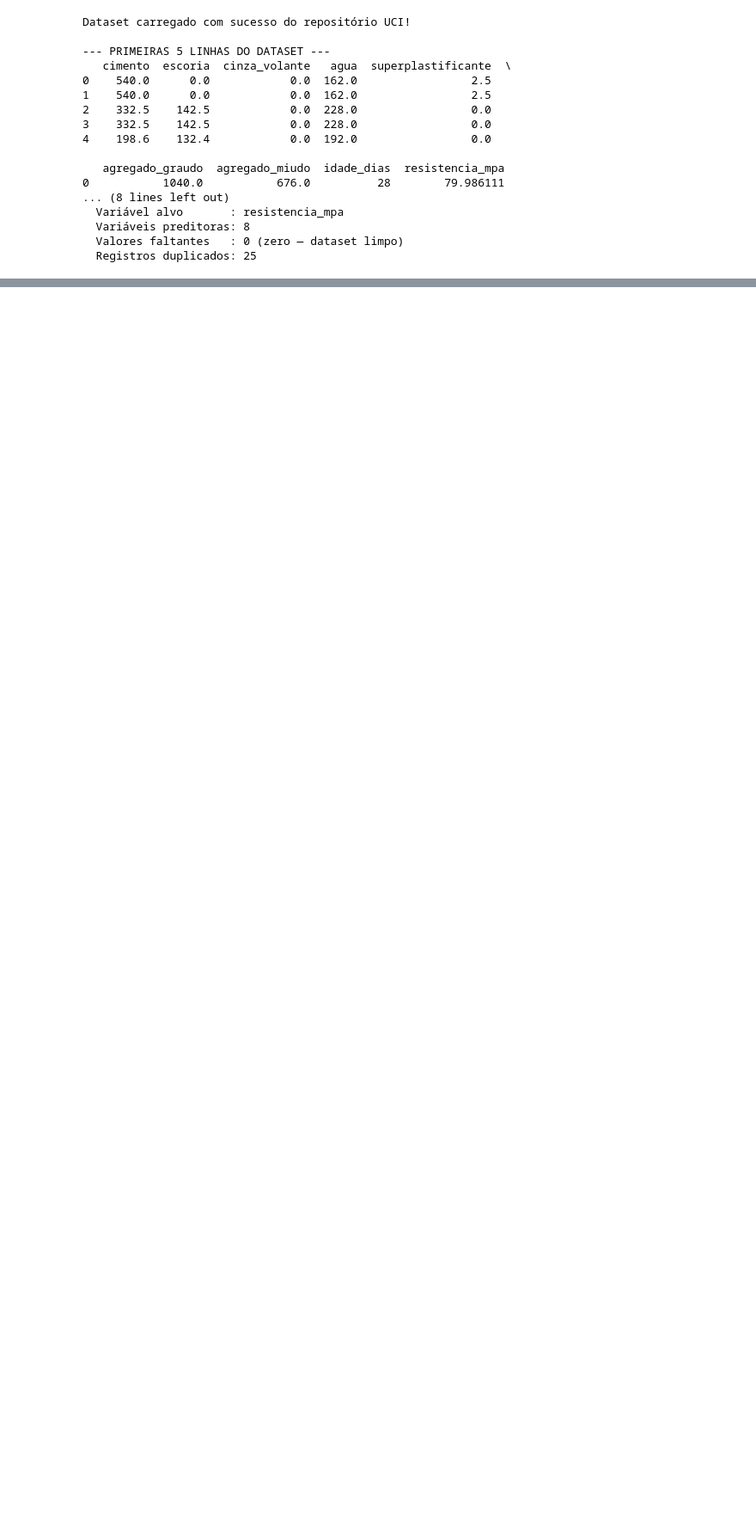
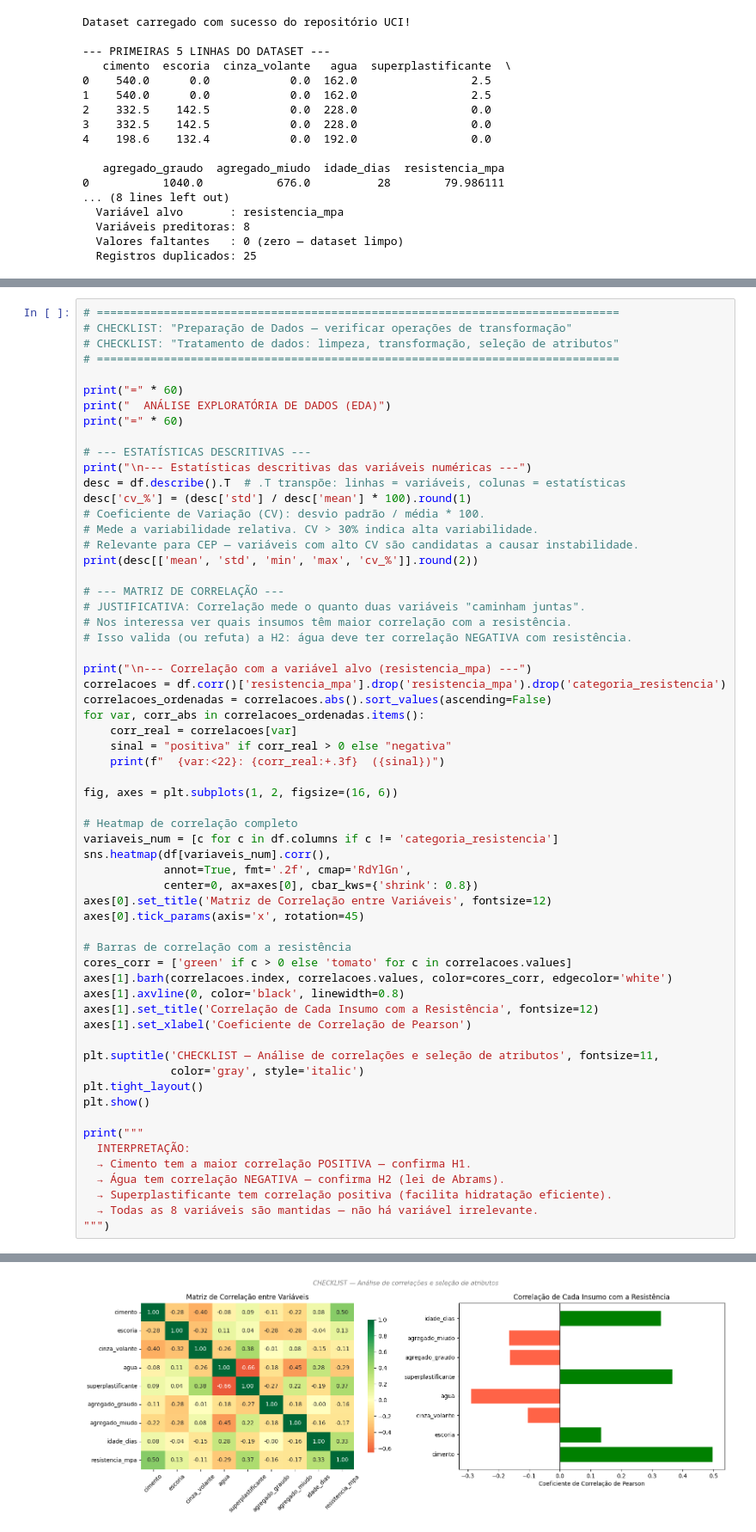
Before and after one commit to larissaorsomarso/mvp-cep-concreto, a Jupyter notebook: MVP_CEP_Concreto.ipynb, the cells around one changed output, grey strips where cells are left out. Shown at 86% size. Saved outputs shown, nothing was run; the diff lists cells and outputs as text; blank space fills up the shorter version.

```diff
--- a/MVP_CEP_Concreto.ipynb
+++ b/MVP_CEP_Concreto.ipynb
@@ -1484,0 +296,62 @@ print(separador)
+# %%
+# ==============================================================================
+# CHECKLIST: "Preparação de Dados — verificar operações de transformação"
+# CHECKLIST: "Tratamento de dados: limpeza, transformação, seleção de atributos"
+# ==============================================================================
+
+print("=" * 60)
+print("  ANÁLISE EXPLORATÓRIA DE DADOS (EDA)")
+print("=" * 60)
+
+# --- ESTATÍSTICAS DESCRITIVAS ---
+print("\n--- Estatísticas descritivas das variáveis numéricas ---")
+desc = df.describe().T  # .T transpõe: linhas = variáveis, colunas = estatísticas
+desc['cv_%'] = (desc['std'] / desc['mean'] * 100).round(1)
+# Coeficiente de Variação (CV): desvio padrão / média * 100.
+# Mede a variabilidade relativa. CV > 30% indica alta variabilidade.
+# Relevante para CEP — variáveis com alto CV são candidatas a causar instabilidade.
+print(desc[['mean', 'std', 'min', 'max', 'cv_%']].round(2))
+
+# --- MATRIZ DE CORRELAÇÃO ---
+# JUSTIFICATIVA: Correlação mede o quanto duas variáveis "caminham juntas".
+# Nos interessa ver quais insumos têm maior correlação com a resistência.
+# Isso valida (ou refuta) a H2: água deve ter correlação NEGATIVA com resistência.
+
+print("\n--- Correlação com a variável alvo (resistencia_mpa) ---")
+correlacoes = df.corr()['resistencia_mpa'].drop('resistencia_mpa').drop('categoria_resistencia')
+correlacoes_ordenadas = correlacoes.abs().sort_values(ascending=False)
+for var, corr_abs in correlacoes_ordenadas.items():
+    corr_real = correlacoes[var]
+    sinal = "positiva" if corr_real > 0 else "negativa"
+    print(f"  {var:<22}: {corr_real:+.3f}  ({sinal})")
+
+fig, axes = plt.subplots(1, 2, figsize=(16, 6))
+
+# Heatmap de correlação completo
+variaveis_num = [c for c in df.columns if c != 'categoria_resistencia']
+sns.heatmap(df[variaveis_num].corr(),
+            annot=True, fmt='.2f', cmap='RdYlGn',
+            center=0, ax=axes[0], cbar_kws={'shrink': 0.8})
+axes[0].set_title('Matriz de Correlação entre Variáveis', fontsize=12)
+axes[0].tick_params(axis='x', rotation=45)
+
+# Barras de correlação com a resistência
+cores_corr = ['green' if c > 0 else 'tomato' for c in correlacoes.values]
+axes[1].barh(correlacoes.index, correlacoes.values, color=cores_corr, edgecolor='white')
+axes[1].axvline(0, color='black', linewidth=0.8)
+axes[1].set_title('Correlação de Cada Insumo com a Resistência', fontsize=12)
+axes[1].set_xlabel('Coeficiente de Correlação de Pearson')
+
+plt.suptitle('CHECKLIST — Análise de correlações e seleção de atributos', fontsize=11,
+             color='gray', style='italic')
+plt.tight_layout()
+plt.show()
+
+print("""
+  INTERPRETAÇÃO:
+  → Cimento tem a maior correlação POSITIVA — confirma H1.
+  → Água tem correlação NEGATIVA — confirma H2 (lei de Abrams).
+  → Superplastificante tem correlação positiva (facilita hidratação eficiente).
+  → Todas as 8 variáveis são mantidas — não há variável irrelevante.
+""")
+# %% [output]
@@ -1484,0 +375 @@ print(separador)
+[figure, added]
```
Also changed, not shown: parts of 25 cells of this notebook.
